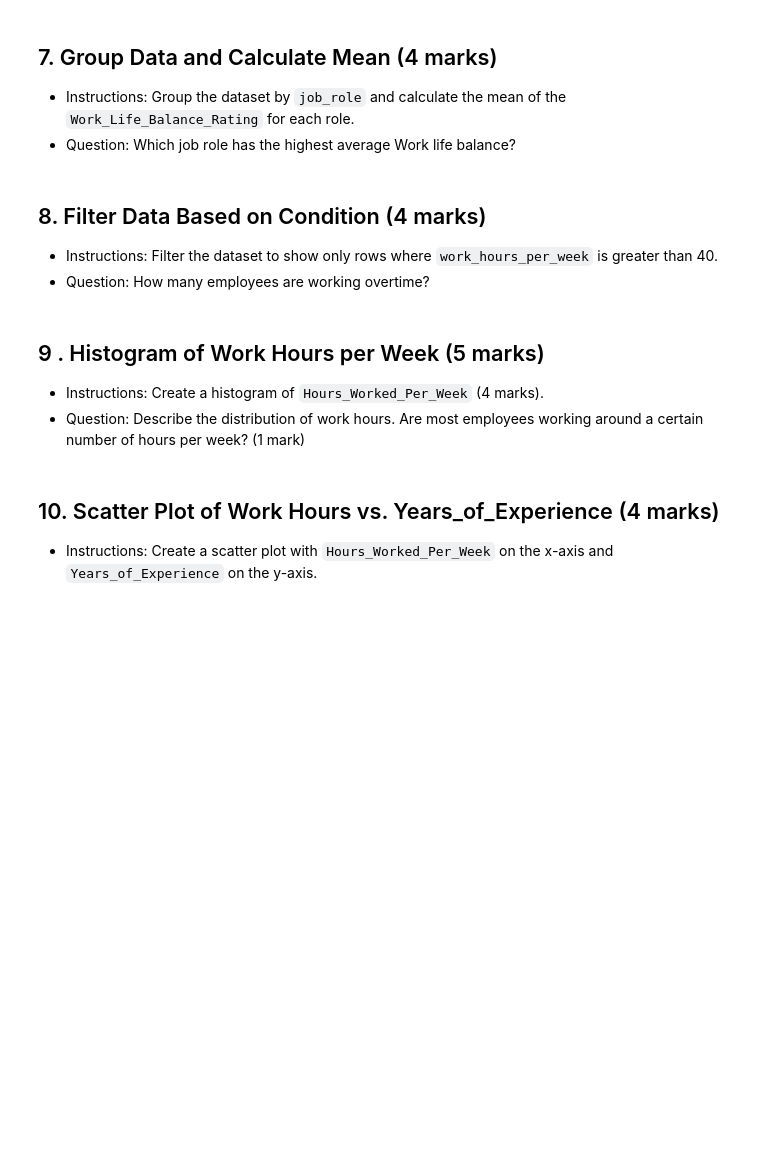
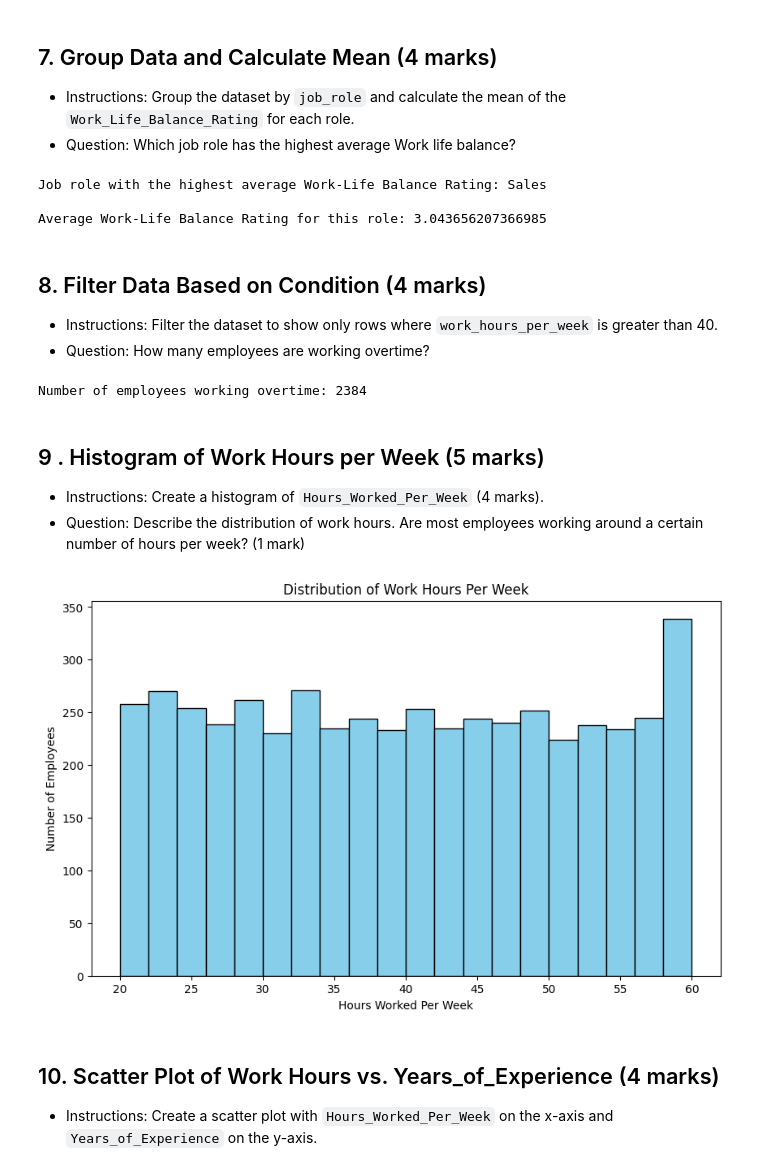
Before and after one commit to Denji-1/Data_Analytics_with_Python, a Jupyter notebook: Assessment/Data_Analytics_with_Python_Assessment.ipynb, the cells around one changed output. Cells and saved outputs as stored; diff of their text form; code cells hidden in the pictures; blank space fills up the shorter version.

```diff
--- a/Assessment/Data_Analytics_with_Python_Assessment.ipynb
+++ b/Assessment/Data_Analytics_with_Python_Assessment.ipynb
@@ -148,0 +163,16 @@ Dataset source: Kaggle (https://www.kaggle.com/datasets/waqi786/remote-work-and-
+# %%
+# Load the dataset from the local file
+df = pd.read_csv('Impact_of_Remote_Work_on_Mental_Health.csv')
+
+# Display the first few rows
+head_rows = df.head()
+head_rows
+
+# The dataset has the following structure:
+# - Number of rows: 5000
+# - Number of columns: 20
+# - Data types:
+#    - int64 (7 columns): Age, Years_of_Experience, Hours_Worked_Per_Week, Number_of_Virtual_Meetings, Work_Life_Balance_Rating, Social_Isolation_Rating, Company_Support_for_Remote_Work
+#    - object (13 columns): Employee_ID, Gender, Job_Role, Industry, Work_Location, Stress_Level, Mental_Health_Condition, Access_to_Mental_Health_Resources, Productivity_Change,
+#                           Satisfaction_with_Remote_Work, Physical_Activity, Sleep_Quality, Region
+# - Some columns have missing values (e.g., 'Mental_Health_Condition' and 'Physical_Activity')
@@ -198,3 +360,17 @@ Instructions: Use individual commands to find the statistical summary.
+# %%
+# Group by 'Job_Role' and calculate the mean of 'Work_Life_Balance_Rating'
+work_life_balance_means = df.groupby('Job_Role')['Work_Life_Balance_Rating'].mean()
+
+# Display the job role with the highest average Work-Life Balance Rating
+highest_wlb_role = work_life_balance_means.idxmax()
+highest_wlb_rating = work_life_balance_means.max()
+
+print("Job role with the highest average Work-Life Balance Rating:", highest_wlb_role)
+print("\nAverage Work-Life Balance Rating for this role:", highest_wlb_rating)
+# %% [output]
+Job role with the highest average Work-Life Balance Rating: Sales
+
+Average Work-Life Balance Rating for this role: 3.043656207366985
 # %% [markdown]
 ## 8. Filter Data Based on Condition (4 marks)
 - Instructions: Filter the dataset to show only rows where `work_hours_per_week` is greater than 40.
@@ -204,3 +378,13 @@ Instructions: Use individual commands to find the statistical summary.
+# %%
+# Filter the dataset to show only rows where 'Hours_Worked_Per_Week' is greater than 40
+overtime_employees = df[df['Hours_Worked_Per_Week'] > 40.0]
+
+# Display the number of employees working overtime
+num_overtime_employees = overtime_employees.shape[0]
+
+print("Number of employees working overtime:", num_overtime_employees)
+# %% [output]
+Number of employees working overtime: 2384
 # %% [markdown]
 ## 9 . Histogram of Work Hours per Week (5 marks)
 - Instructions: Create a histogram of `Hours_Worked_Per_Week` (4 marks).
@@ -210,3 +392,18 @@ Instructions: Use individual commands to find the statistical summary.
+# %%
+# Create a histogram of Hours_Worked_Per_Week
+plt.figure(figsize=(10, 6))
+plt.hist(df['Hours_Worked_Per_Week'], bins=20, color='skyblue', edgecolor='black')
+plt.xlabel('Hours Worked Per Week')
+plt.ylabel('Number of Employees')
+plt.title('Distribution of Work Hours Per Week')
+plt.show()
+
+#-Peak working hours: there are more employees who work around 60 hours per week (approximately 330 employees) than in other catagories.
+#-General spread: Most other employees work between 20 and 58 hours per week.
+#-Comparison with a 40-hour work week: Nearly half of the employees work fewer than 40 hours per week, but overall,
+#                                      more employees work over 40 hours than those working 40 or fewer hours.
+# %% [output]
+[figure, added]
 # %% [markdown]
 ## 10. Scatter Plot of Work Hours vs. Years_of_Experience (4 marks)
 - Instructions: Create a scatter plot with `Hours_Worked_Per_Week` on the x-axis and `Years_of_Experience` on the y-axis.
```
Also changed, not shown: parts of 39 cells of this notebook.
